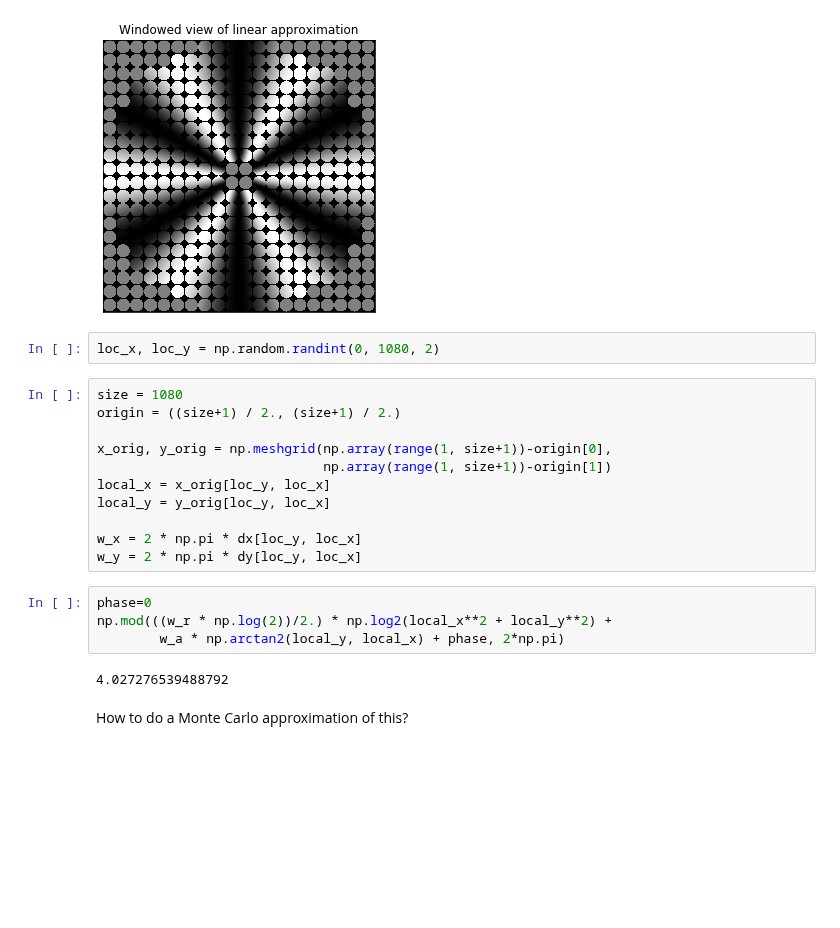
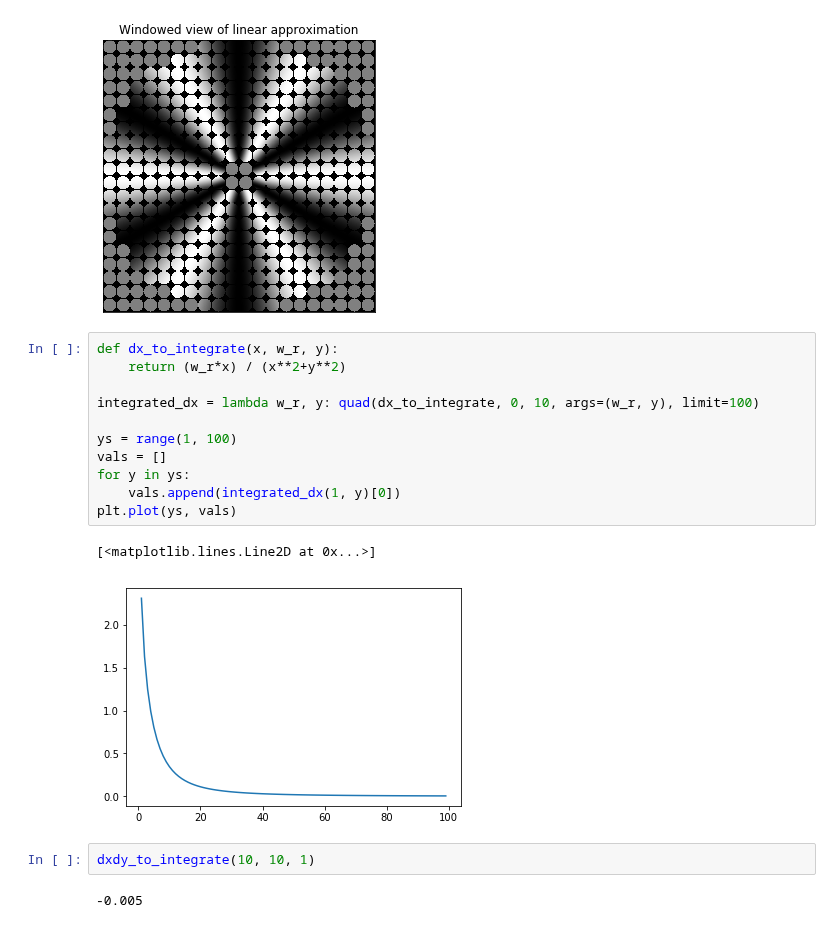
Before and after one commit to billbrod/spatial-frequency-preferences, a Jupyter notebook: notebooks/Grating-approximations.ipynb, the cells around one changed output. Cells and saved outputs as stored; diff of their text form; blank space fills up the shorter version.

Commit message:
Updates grating approximations

```diff
--- a/notebooks/Grating-approximations.ipynb
+++ b/notebooks/Grating-approximations.ipynb
@@ -21,24 +26,21 @@ sfp.plotting.plot_grating_approximation(stim, dx, dy, 20, w_r=w_r, w_a=w_a);
 # %% [output]
 [figure]
 [figure]
-# %%
-loc_x, loc_y = np.random.randint(0, 1080, 2)
-# %%
-size = 1080
-origin = ((size+1) / 2., (size+1) / 2.)
-
-x_orig, y_orig = np.meshgrid(np.array(range(1, size+1))-origin[0],
-                             np.array(range(1, size+1))-origin[1])
-local_x = x_orig[loc_y, loc_x]
-local_y = y_orig[loc_y, loc_x]
-
-w_x = 2 * np.pi * dx[loc_y, loc_x]
-w_y = 2 * np.pi * dy[loc_y, loc_x]
-# %%
-phase=0
-np.mod(((w_r * np.log(2))/2.) * np.log2(local_x**2 + local_y**2) +
-        w_a * np.arctan2(local_y, local_x) + phase, 2*np.pi)
-# %% [output]
-4.027276539488792
-# %% [markdown]
-How to do a Monte Carlo approximation of this?
+# %%
+def dx_to_integrate(x, w_r, y):
+    return (w_r*x) / (x**2+y**2)
+
+integrated_dx = lambda w_r, y: quad(dx_to_integrate, 0, 10, args=(w_r, y), limit=100)
+
+ys = range(1, 100)
+vals = []
+for y in ys:
+    vals.append(integrated_dx(1, y)[0])
+plt.plot(ys, vals)
+# %% [output]
+[<matplotlib.lines.Line2D at 0x...>]
+[figure, added]
+# %%
+dxdy_to_integrate(10, 10, 1)
+# %% [output]
+-0.005
```
Also changed, not shown: parts of 23 cells of this notebook.
